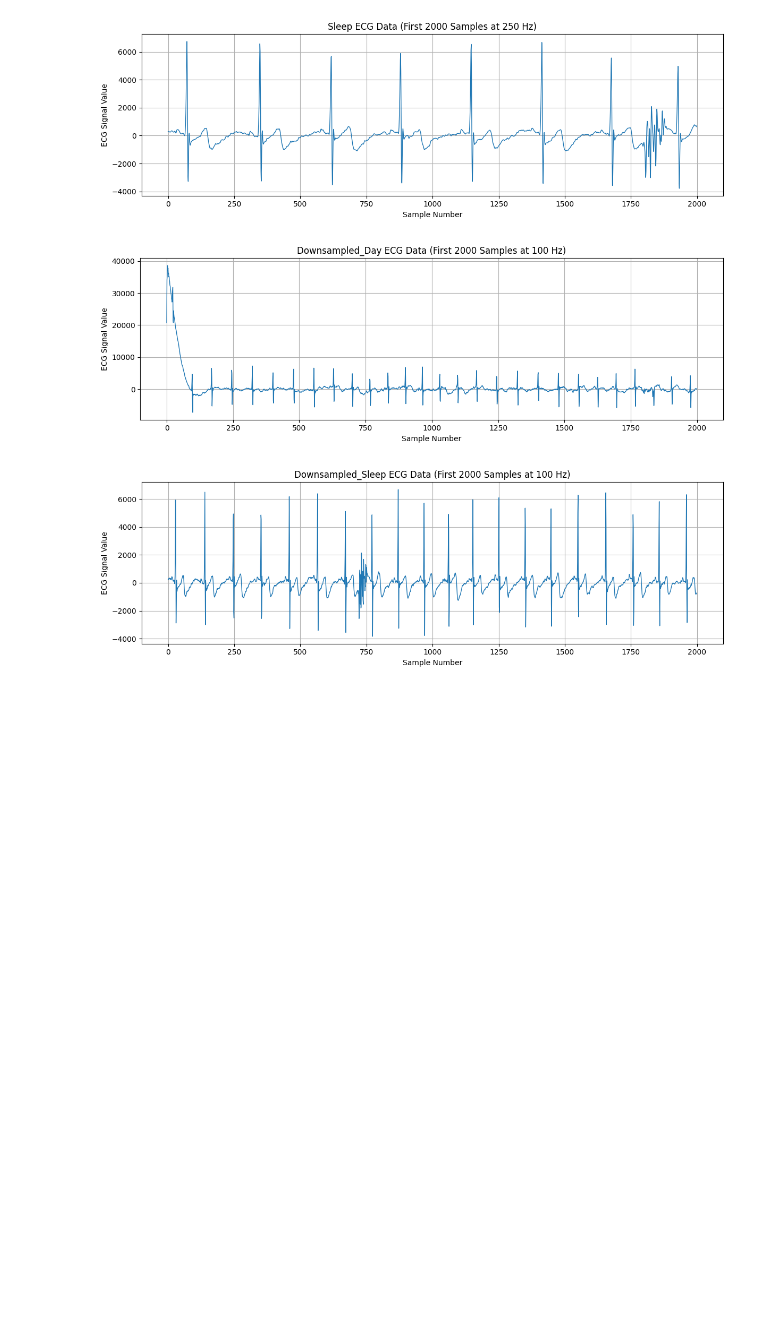
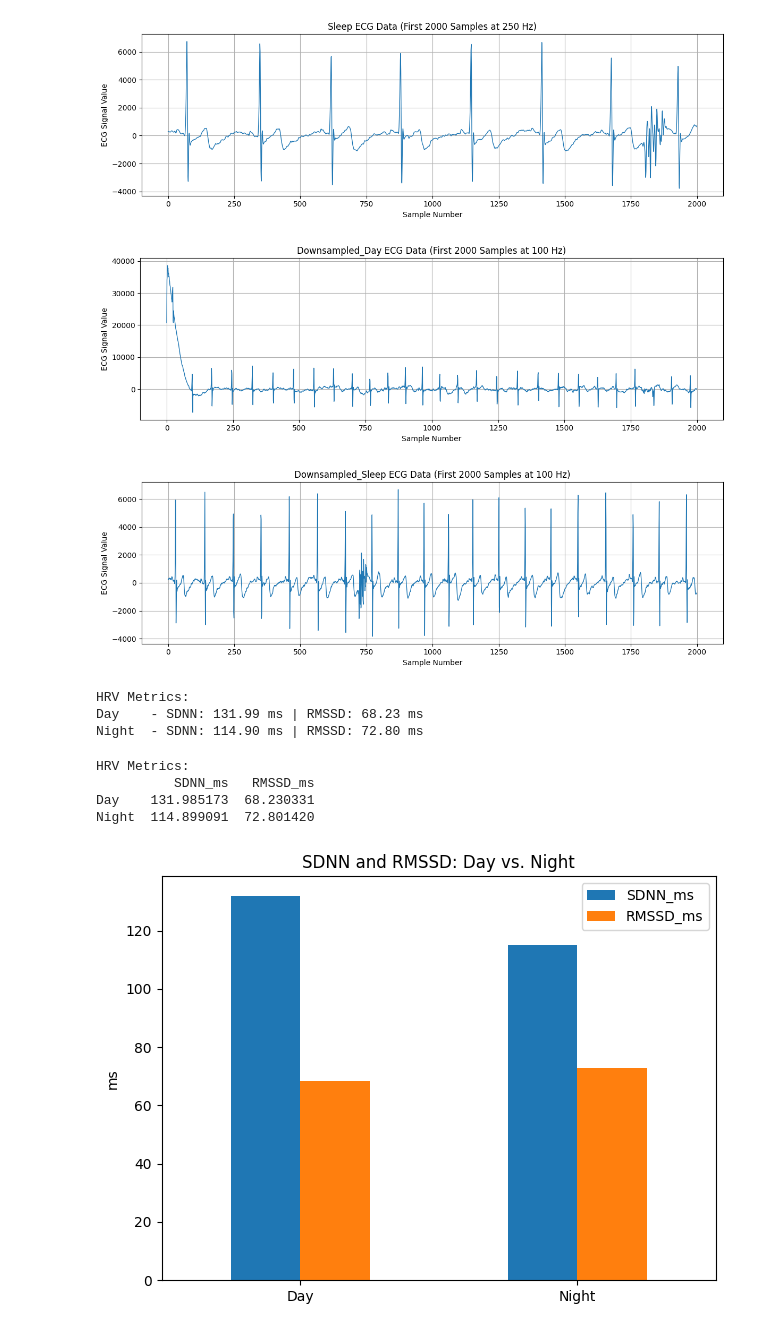
Before and after one commit to a-nadeem9/24h-ecg-analysis, a Jupyter notebook: main.ipynb, the cells around one changed output. Drawn from its saved outputs; the diff is of its cells as text; code cells hidden in the pictures; blank space fills up the shorter version.

```diff
--- a/main.ipynb
+++ b/main.ipynb
@@ -59,3 +59,35 @@ nn_night = extract_nn_intervals(sleep_data_downsampled, sampling_rate=100)
 #compute HRV metrics
 sdnn_day,   rmssd_day   = compute_hrv(nn_day)
 sdnn_night, rmssd_night = compute_hrv(nn_night)
+# %%
+print("\nHRV Metrics:")
+print(f"Day    - SDNN: {sdnn_day:.2f} ms | RMSSD: {rmssd_day:.2f} ms")
+print(f"Night  - SDNN: {sdnn_night:.2f} ms | RMSSD: {rmssd_night:.2f} ms")
+# %% [output]
+HRV Metrics:
+Day    - SDNN: 131.99 ms | RMSSD: 68.23 ms
+Night  - SDNN: 114.90 ms | RMSSD: 72.80 ms
+# %%
+# Print the results
+results = pd.DataFrame({
+    "SDNN_ms": [sdnn_day, sdnn_night],
+    "RMSSD_ms": [rmssd_day, rmssd_night]
+}, index=["Day", "Night"])
+
+print("\nHRV Metrics:")
+print(results)
+# %% [output]
+HRV Metrics:
+          SDNN_ms   RMSSD_ms
+Day    131.985173  68.230331
+Night  114.899091  72.801420
+# %%
+
+#plot comparison of HRV metrics
+results.plot.bar(rot=0)
+plt.ylabel("ms")
+plt.title("SDNN and RMSSD: Day vs. Night")
+plt.tight_layout()
+plt.show()
+# %% [output]
+[figure, added]
```
Also changed, not shown: parts of 1 cell of this notebook, 3 other files.
